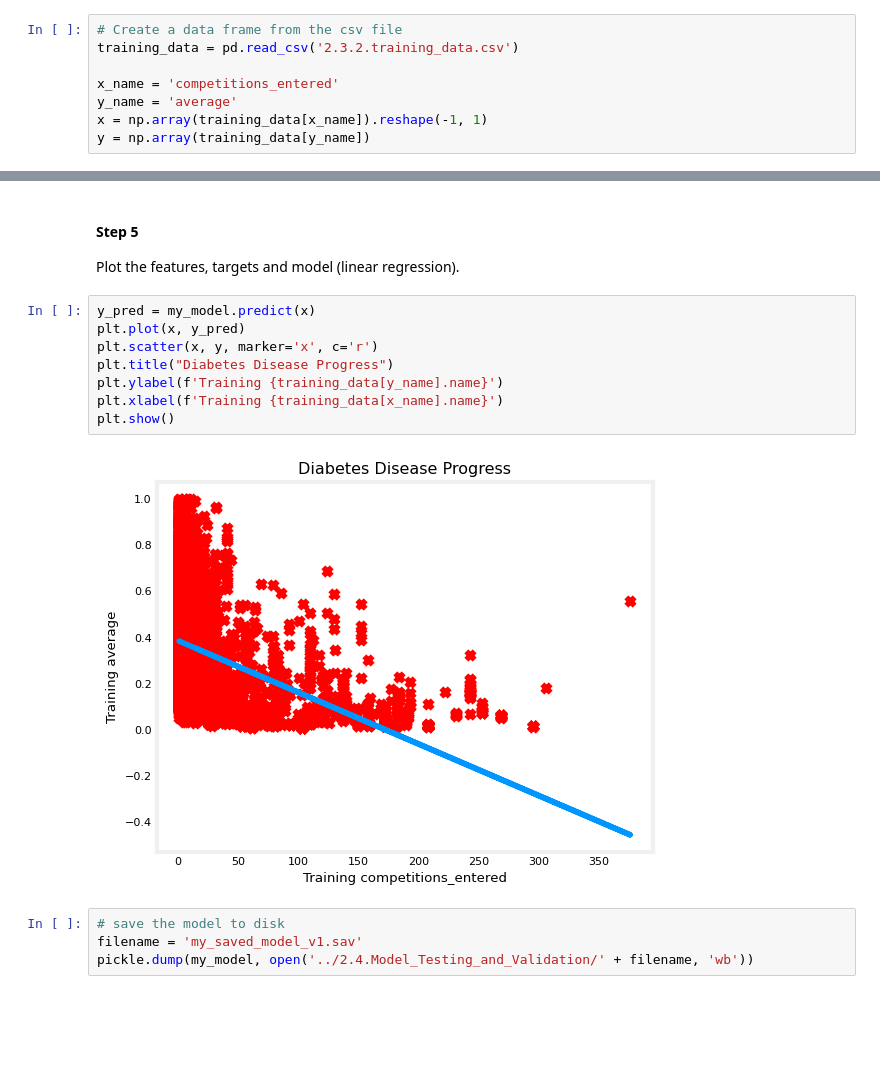
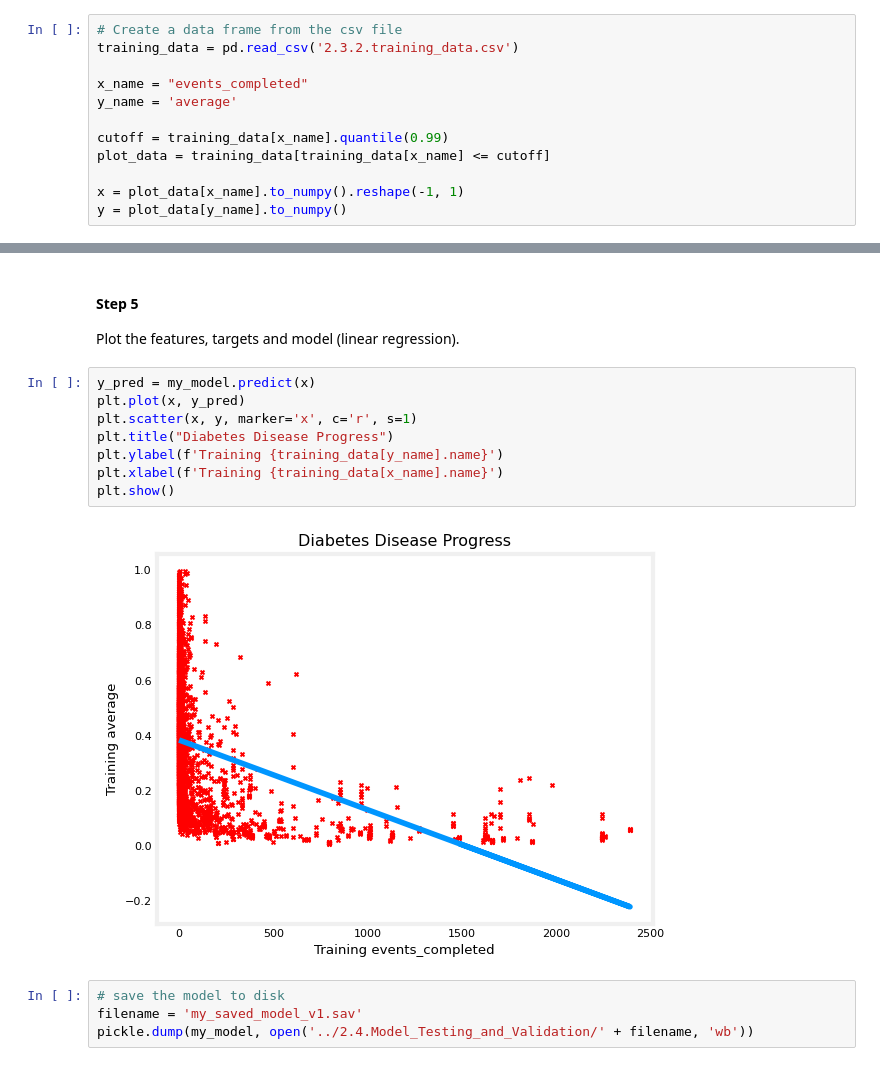
Before and after one commit to TempeHS/2026SE_MLOPSTask_Michael.L, a Jupyter notebook: 2.Model_Development/2.3.Model_Training/2.3.2.Linear_Regression.ipynb, the cells around one changed output, grey strips where cells are left out. Drawn from its saved outputs; the diff is of its cells as text; blank space fills up the shorter version.

Commit message:
feature: linear regression tesed found best model to be events_completed

```diff
--- a/2.Model_Development/2.3.Model_Training/2.3.2.Linear_Regression.ipynb
+++ b/2.Model_Development/2.3.Model_Training/2.3.2.Linear_Regression.ipynb
@@ -24,10 +24,14 @@ Store the data columns for Linear Regression.
 # Create a data frame from the csv file
 training_data = pd.read_csv('2.3.2.training_data.csv')
 
-x_name = 'competitions_entered'
+x_name = "events_completed"
 y_name = 'average'
-x = np.array(training_data[x_name]).reshape(-1, 1)
-y = np.array(training_data[y_name])
+
+cutoff = training_data[x_name].quantile(0.99)
+plot_data = training_data[training_data[x_name] <= cutoff]
+
+x = plot_data[x_name].to_numpy().reshape(-1, 1)
+y = plot_data[y_name].to_numpy()
 # %% [markdown]
 #### Step 3
 
@@ -62,13 +66,13 @@ Plot the features, targets and model (linear regression).
 # %%
 y_pred = my_model.predict(x)
 plt.plot(x, y_pred)
-plt.scatter(x, y, marker='x', c='r')
+plt.scatter(x, y, marker='x', c='r', s=1)
 plt.title("Diabetes Disease Progress")
 plt.ylabel(f'Training {training_data[y_name].name}')
 plt.xlabel(f'Training {training_data[x_name].name}')
 plt.show()
 # %% [output]
-[figure, old version]
+[figure, new version]
 # %%
 # save the model to disk
 filename = 'my_saved_model_v1.sav'
```
Also changed, not shown: parts of 3 cells of this notebook, 5 other files.
